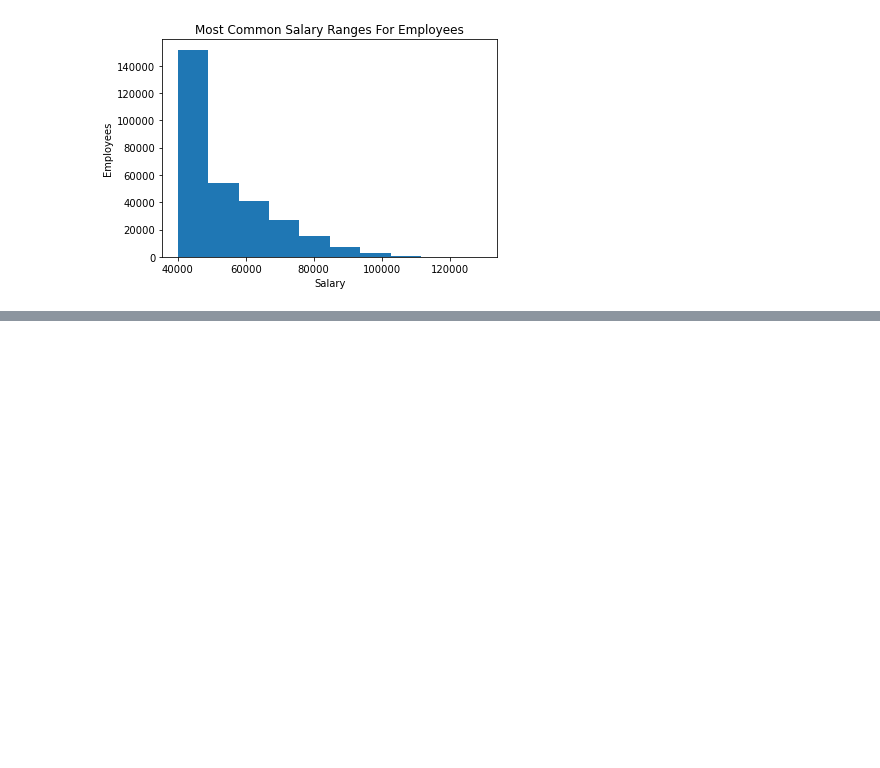
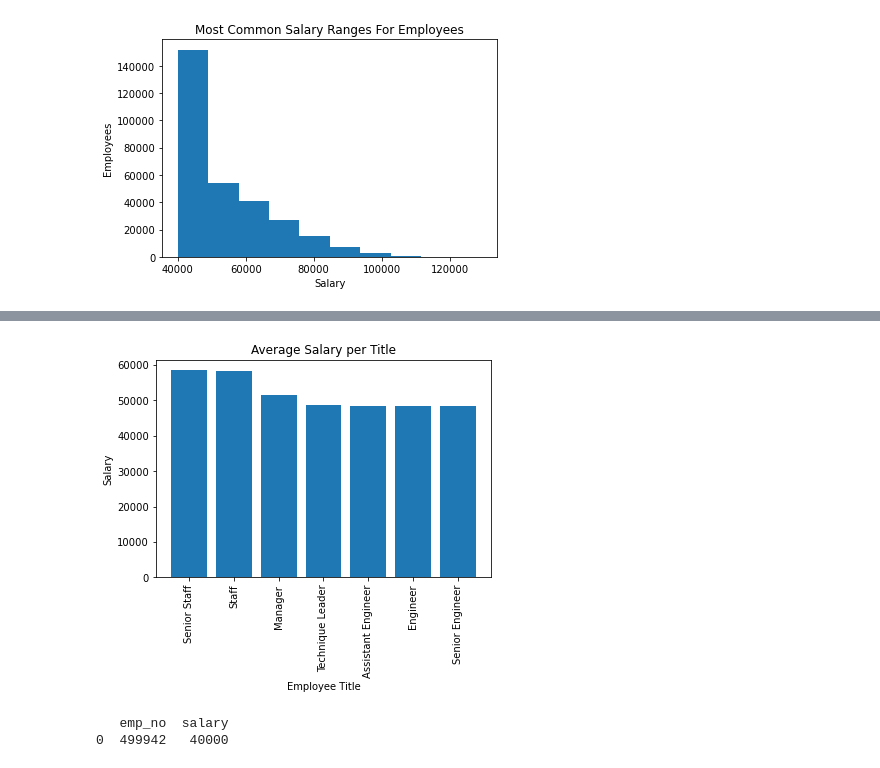
Before and after one commit to JimiJenneskens/sql-challenge, a Jupyter notebook: EmployeeSQL/Bonus.ipynb, the cells around one changed output, grey strips where cells are left out. Cells and saved outputs as stored; diff of their text form; code cells hidden in the pictures; blank space fills up the shorter version.

```diff
--- a/EmployeeSQL/Bonus.ipynb
+++ b/EmployeeSQL/Bonus.ipynb
@@ -47,0 +55,5 @@ plt.show()
+# %%
+# Merge
+
+merged_df = pd.merge(salaries_df, employee_df, on="emp_no", how="inner")
+merged_df.head()
@@ -47,0 +67,5 @@ plt.show()
+# %%
+# Rename title column
+
+rename_df = titles_df.rename(columns={"title_id":"emp_title_id"})
+rename_df
@@ -47,0 +81,7 @@ plt.show()
+# %%
+# Merge and groupby
+
+merge2_df = pd.merge(merged_df, rename_df, on="emp_title_id", how="inner")
+
+grouped_df = merge2_df.groupby("title").mean()
+grouped_df
@@ -47,0 +98,7 @@ plt.show()
+# %%
+# Drop emp_no columns and reset index
+
+title_salary_df = grouped_df.drop(columns = "emp_no")
+title_salary_df = title_salary_df.reset_index()
+title_salary_df = title_salary_df.sort_values("salary", ascending=False)
+title_salary_df
@@ -47,0 +114,23 @@ plt.show()
+# %%
+# plot graph
+x_axis = title_salary_df["title"]
+ticks = np.arange(len(x_axis))
+y_axis = title_salary_df["salary"]
+
+plt.bar(x_axis, y_axis, align="center")
+plt.xticks(ticks, x_axis, rotation="vertical")
+plt.ylabel("Salary")
+plt.xlabel("Employee Title")
+plt.title("Average Salary per Title")
+plt.savefig("Average_salary_title.png")
+plt.show()
+# %% [output]
+[figure, added]
+# %%
+# Epilogue
+
+id_df = pd.read_sql('Select * From Salaries Where emp_no=499942', connection)
+print(id_df)
+# %% [output]
+   emp_no  salary
+0  499942   40000
```
Also changed, not shown: parts of 8 cells of this notebook, 2 other files.
